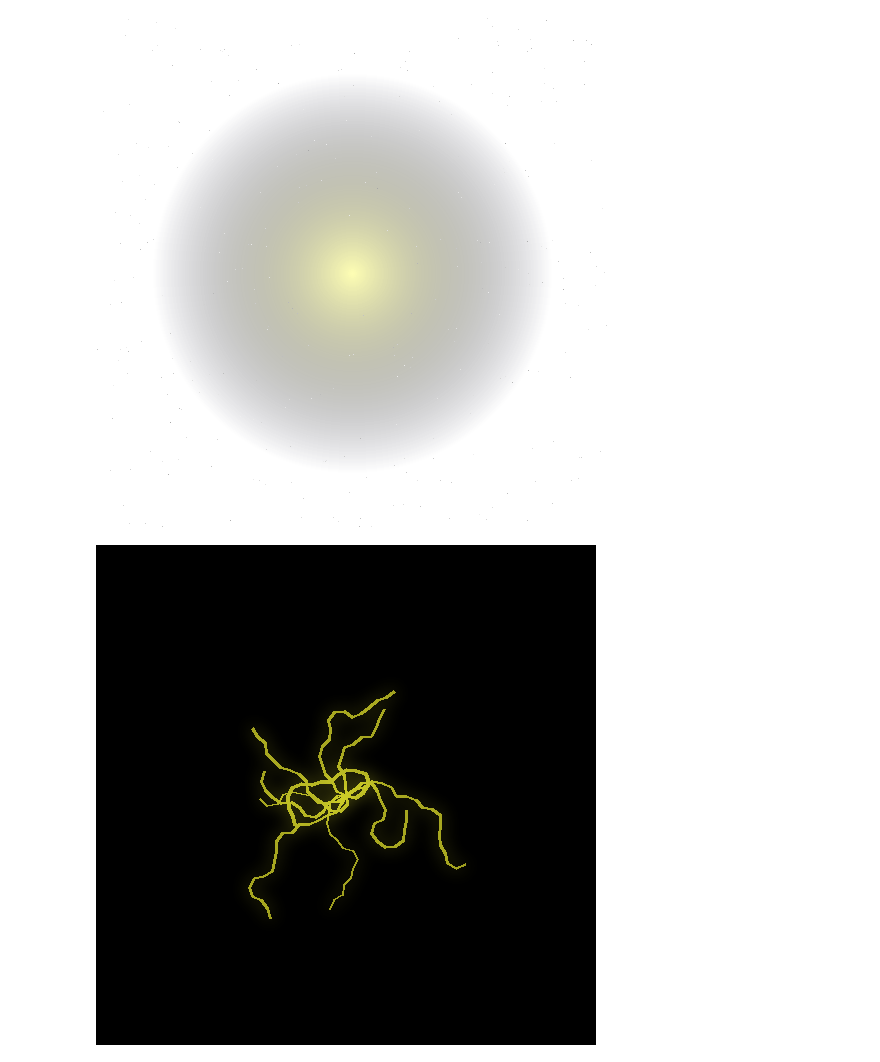
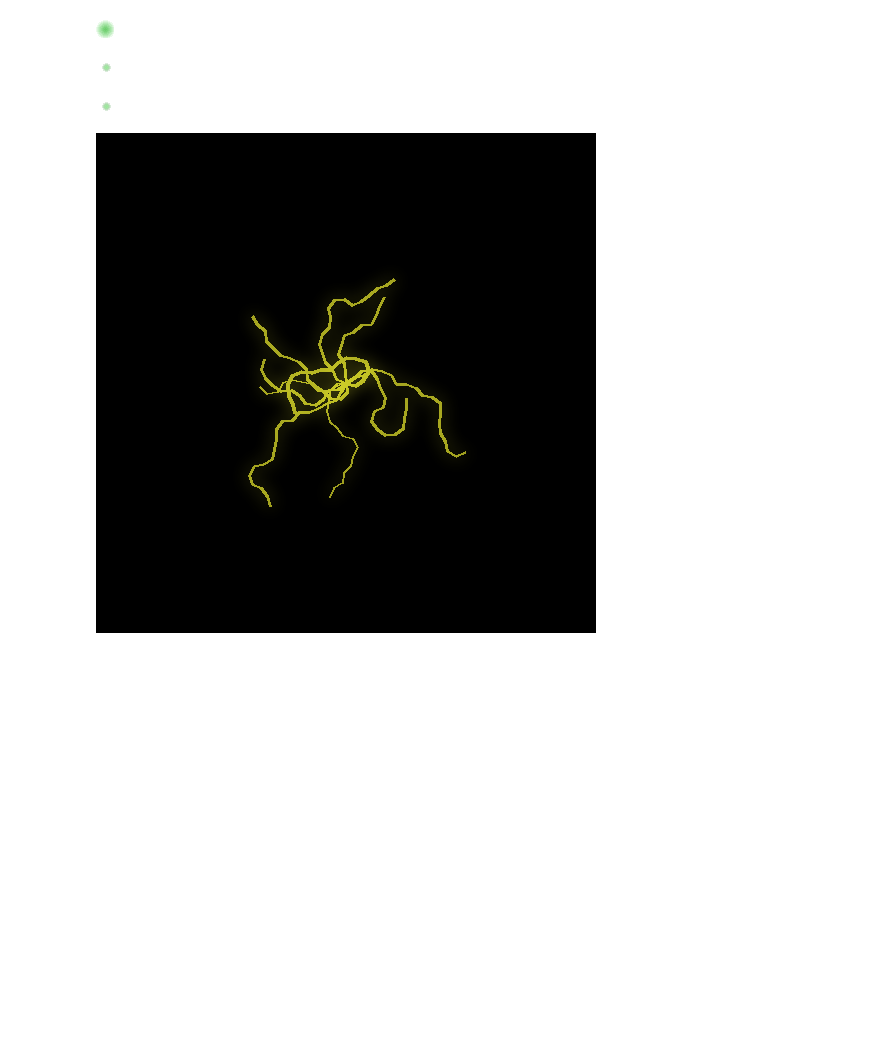
Before and after one commit to SNIPRS/mnb_halo, a Jupyter notebook: misc/testing.ipynb, the cells around one changed output. Saved outputs shown, nothing was run; the diff lists cells and outputs as text; code cells hidden in the pictures; blank space fills up the shorter version.

```diff
--- a/misc/testing.ipynb
+++ b/misc/testing.ipynb
@@ -101,14 +100,14 @@ display(flash_star)
 # %%
 # Parameters
-image_size = 12  # Image size (400x400)
+image_size = 18  # Image size (400x400)
 edge_c = (image_size//2, image_size//2)  # Center of the star
-num_points = 8  # Number of points in the star
-min_radius = 1  # Minimum distance from center
-max_radius = 3  # Maximum distance from center
+num_points = 24  # Number of points in the star
+min_radius = 4  # Minimum distance from center
+max_radius = 5  # Maximum distance from center
 circle_radius = 0
 
 # Generate and save the star image
-colour = (255, 120, 50, 200)
+colour = (100, 100, 255, 200)
 inner_star = generate_flash_star(image_size, edge_c, num_points, min_radius, max_radius, 0.2,
                                  colour = colour, r = circle_radius)
 
@@ -154,7 +153,7 @@ def create_gradient_circle(diameter, center_c, edge_c, edge_alph=255):
     return image
 
 # Example usage
-diameter = 200
+diameter = 18
 center_color = (25, 25, 255)
 edge_color = (100, 100, 255)
 image = create_gradient_circle(diameter, center_color, edge_color, edge_alph=0)
@@ -169,40 +168,57 @@ def generate_lighting_texture(width, height, glow_center, max_radius, center_col
     # Create a blank image with transparency
     image = Image.new("RGBA", (width, height), (0, 0, 0, 0))
     draw = ImageDraw.Draw(image)
 
     # Draw gradient circles to simulate a lighting texture
     for r in range(max_radius, 0, -1):
         # Calculate gradient color based on radius
         ratio = r / max_radius
         color = (
             int(edge_color[0] * ratio + center_color[0] * (1 - ratio)),
             int(edge_color[1] * ratio + center_color[1] * (1 - ratio)),
             int(edge_color[2] * ratio + center_color[2] * (1 - ratio)),
             int(255 * (1 - ratio))  # Transparency gradient
         )
         draw.ellipse(
             (glow_center[0] - r, glow_center[1] - r, glow_center[0] + r, glow_center[1] + r),
             fill=color
         )
 
     # Add random noise for more texture (optional)
-    for _ in range(300):
-        x = random.randint(0, width - 1)
-        y = random.randint(0, height - 1)
-        intensity = random.randint(100, 200)
-        image.putpixel((x, y), (intensity, intensity, intensity, random.randint(50, 150)))
+    # for _ in range(300):
+    #     x = random.randint(0, width - 1)
+    #     y = random.randint(0, height - 1)
+    #     intensity = random.randint(100, 200)
+    #     image.putpixel((x, y), (intensity, intensity, intensity, random.randint(50, 150)))
 
     return image
 
 # Parameters for texture
-width, height = 512, 512
+width, height = 20, 20
 glow_center = (width // 2, height // 2)
-max_radius = 200
-center_color = (255, 255, 180)  # Soft yellowish center
-edge_color = (10, 10, 40)       # Dark blue edge
+max_radius = 10
+center_color = (100, 200, 100)  # Soft yellowish center
+edge_color = (50, 255, 50)       # Dark blue edge
 
 # Generate and show lighting texture
 texture = generate_lighting_texture(width, height, glow_center, max_radius, center_color, edge_color)
 display(texture)
 # %% [output]
-[figure, old version]
+[figure, new version]
+# %%
+width, height = 20, 20
+glow_center = (width // 2, height // 2)
+max_radius = 5
+center_color = (150, 255, 150)
+edge_color = (50, 127, 50)
+
+# Generate and show lighting texture
+itexture = generate_lighting_texture(width, height, glow_center, max_radius, center_color, edge_color)
+display(itexture)
+# %% [output]
+[figure, added]
+# %%
+image.paste(itexture, (0,0), itexture)
+display(itexture)
+# %% [output]
+[figure, added]
```
Also changed, not shown: parts of 6 cells of this notebook, 8 other files.
